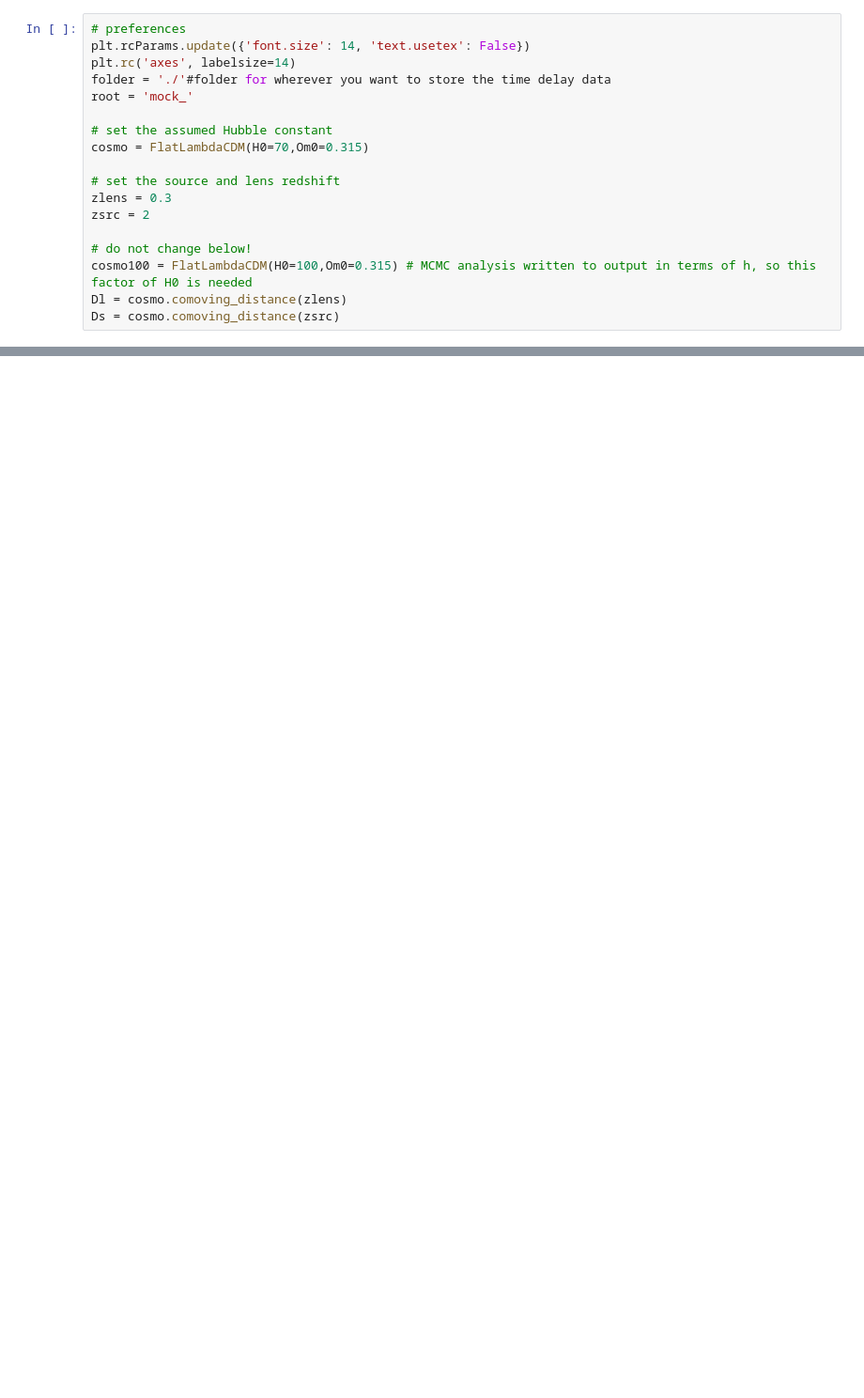
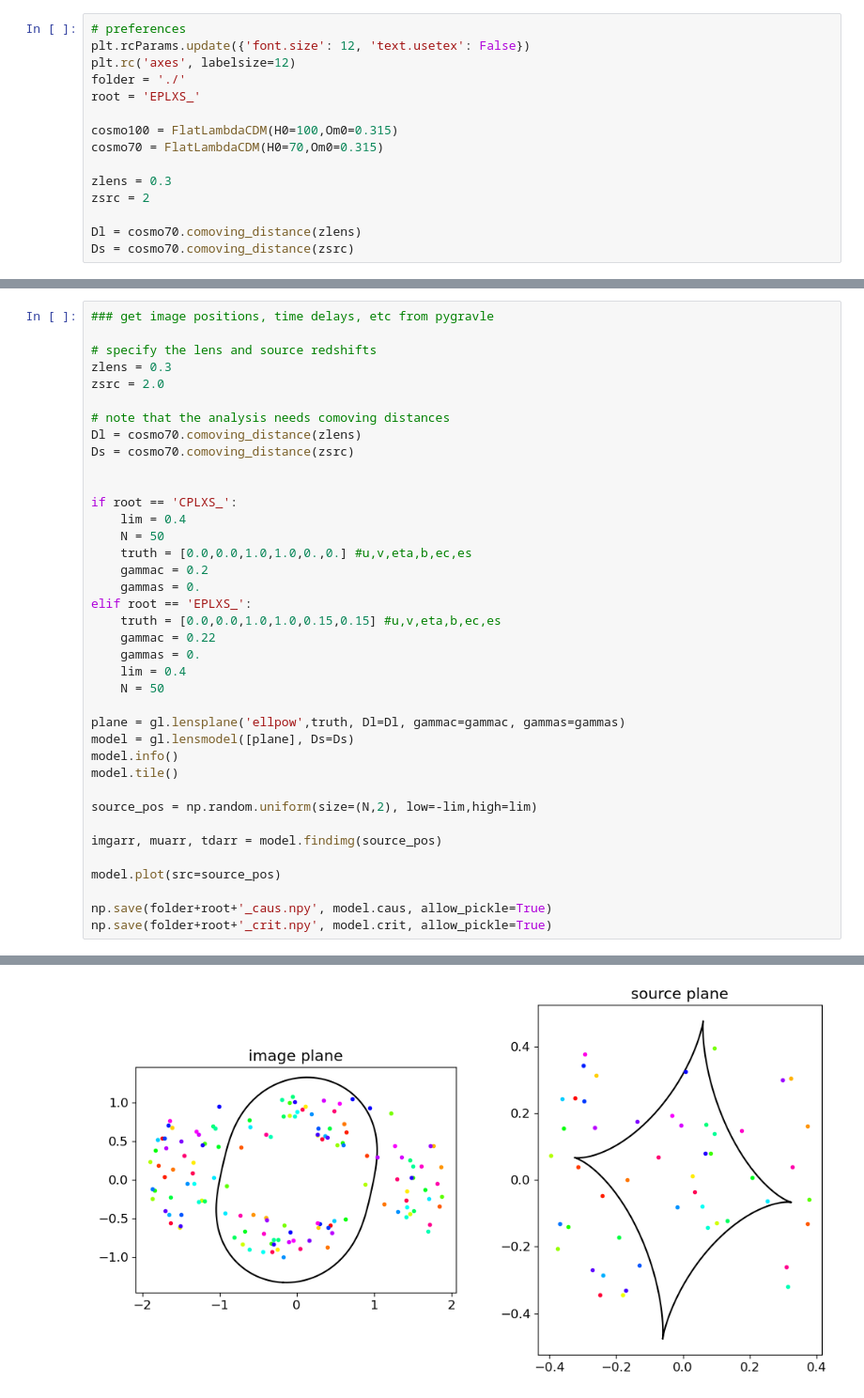
Before and after one commit to dilysruan/paper-h-powlaw, a Jupyter notebook: generate_mock_lenses.ipynb, the cells around one changed output, grey strips where cells are left out. Shown at 94% size. Cells and saved outputs as stored; diff of their text form; blank space fills up the shorter version.

```diff
--- a/generate_mock_lenses.ipynb
+++ b/generate_mock_lenses.ipynb
@@ -21,18 +69,15 @@ import pygravlens as gl
 # %%
 # preferences
-plt.rcParams.update({'font.size': 14, 'text.usetex': False})
-plt.rc('axes', labelsize=14)
-folder = './'#folder for wherever you want to store the time delay data
-root = 'mock_'
+plt.rcParams.update({'font.size': 12, 'text.usetex': False})
+plt.rc('axes', labelsize=12)
+folder = './'
+root = 'EPLXS_'
 
-# set the assumed Hubble constant
-cosmo = FlatLambdaCDM(H0=70,Om0=0.315)
+cosmo100 = FlatLambdaCDM(H0=100,Om0=0.315)
+cosmo70 = FlatLambdaCDM(H0=70,Om0=0.315)
 
-# set the source and lens redshift
 zlens = 0.3
 zsrc = 2
 
-# do not change below!
-cosmo100 = FlatLambdaCDM(H0=100,Om0=0.315) # MCMC analysis written to output in terms of h, so this factor of H0 is needed
-Dl = cosmo.comoving_distance(zlens)
-Ds = cosmo.comoving_distance(zsrc)
+Dl = cosmo70.comoving_distance(zlens)
+Ds = cosmo70.comoving_distance(zsrc)
@@ -89,0 +84,39 @@ def writemock(imgarr,muarr,tdarr,sourcepos,outname):
+# %%
+### get image positions, time delays, etc from pygravle
+
+# specify the lens and source redshifts
+zlens = 0.3
+zsrc = 2.0
+
+# note that the analysis needs comoving distances
+Dl = cosmo70.comoving_distance(zlens)
+Ds = cosmo70.comoving_distance(zsrc)
+
+
+if root == 'CPLXS_':
+    lim = 0.4
+    N = 50
+    truth = [0.0,0.0,1.0,1.0,0.,0.] #u,v,eta,b,ec,es
+    gammac = 0.2
+    gammas = 0.
+elif root == 'EPLXS_':
+    truth = [0.0,0.0,1.0,1.0,0.15,0.15] #u,v,eta,b,ec,es
+    gammac = 0.22
+    gammas = 0.
+    lim = 0.4
+    N = 50
+
+plane = gl.lensplane('ellpow',truth, Dl=Dl, gammac=gammac, gammas=gammas)
+model = gl.lensmodel([plane], Ds=Ds)
+model.info()
+model.tile()
+
+source_pos = np.random.uniform(size=(N,2), low=-lim,high=lim)
+
+imgarr, muarr, tdarr = model.findimg(source_pos)
+
+model.plot(src=source_pos)
+
+np.save(folder+root+'_caus.npy', model.caus, allow_pickle=True)
+np.save(folder+root+'_crit.npy', model.crit, allow_pickle=True)
+# %% [output]
@@ -89,0 +126 @@ def writemock(imgarr,muarr,tdarr,sourcepos,outname):
+[figure, added]
```
Also changed, not shown: parts of 8 cells of this notebook, 3 other files.
